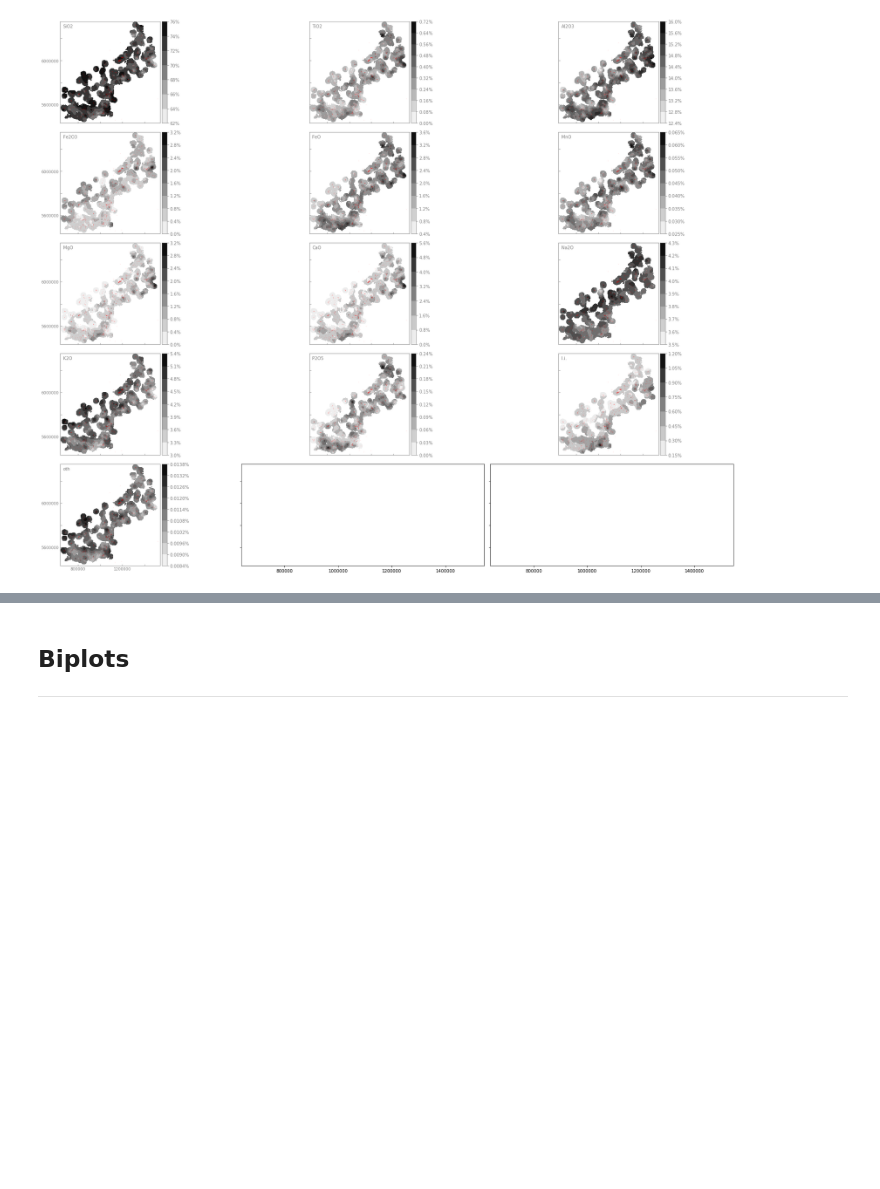
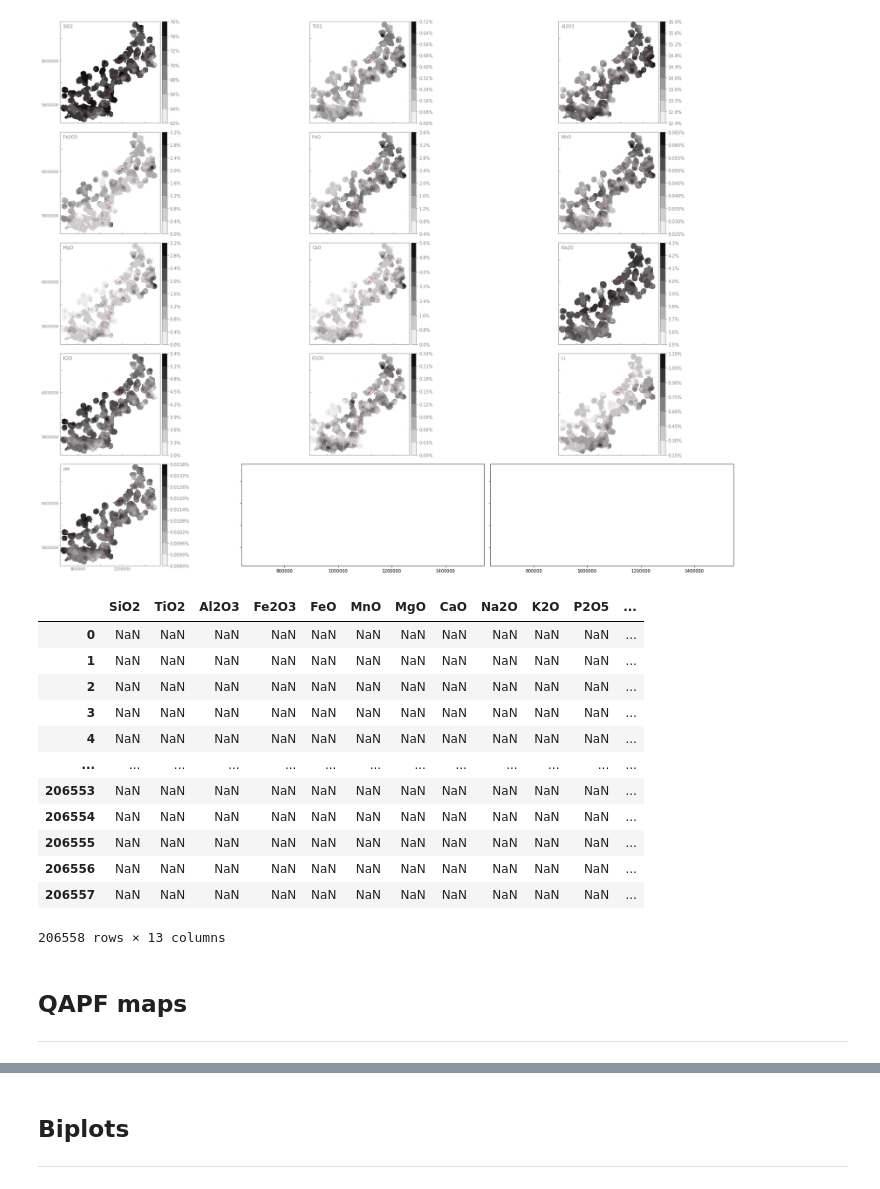
Before and after one commit to Complexio/Vistelius_1995_OCR, a Jupyter notebook: _ANALYSIS/2_area1_Interpolation.ipynb, the cells around one changed output, grey strips where cells are left out. Drawn from its saved outputs; the diff is of its cells as text; code cells hidden in the pictures; blank space fills up the shorter version.

```diff
--- a/_ANALYSIS/2_area1_Interpolation.ipynb
+++ b/_ANALYSIS/2_area1_Interpolation.ipynb
@@ -1059,3 +1059,22 @@ plots.plot_contour_map_all(interpolated_modal,
                            sharey=True)
 # %% [output]
 [figure]
+# %%
+interpolated_reverse_clr
+# %% [output]
+|  | SiO2 | TiO2 | Al2O3 | Fe2O3 | FeO | MnO | MgO | CaO | Na2O | K2O | P2O5 | ... |
+| 0 | NaN | NaN | NaN | NaN | NaN | NaN | NaN | NaN | NaN | NaN | NaN | ... |
+| 1 | NaN | NaN | NaN | NaN | NaN | NaN | NaN | NaN | NaN | NaN | NaN | ... |
+| 2 | NaN | NaN | NaN | NaN | NaN | NaN | NaN | NaN | NaN | NaN | NaN | ... |
+| 3 | NaN | NaN | NaN | NaN | NaN | NaN | NaN | NaN | NaN | NaN | NaN | ... |
+| 4 | NaN | NaN | NaN | NaN | NaN | NaN | NaN | NaN | NaN | NaN | NaN | ... |
+| ... | ... | ... | ... | ... | ... | ... | ... | ... | ... | ... | ... | ... |
+| 206553 | NaN | NaN | NaN | NaN | NaN | NaN | NaN | NaN | NaN | NaN | NaN | ... |
+| 206554 | NaN | NaN | NaN | NaN | NaN | NaN | NaN | NaN | NaN | NaN | NaN | ... |
+| 206555 | NaN | NaN | NaN | NaN | NaN | NaN | NaN | NaN | NaN | NaN | NaN | ... |
+| 206556 | NaN | NaN | NaN | NaN | NaN | NaN | NaN | NaN | NaN | NaN | NaN | ... |
+| 206557 | NaN | NaN | NaN | NaN | NaN | NaN | NaN | NaN | NaN | NaN | NaN | ... |
+206558 rows × 13 columns
+# %% [markdown]
+## QAPF maps
+____
```
Also changed, not shown: parts of 21 cells of this notebook, 1 other file.
